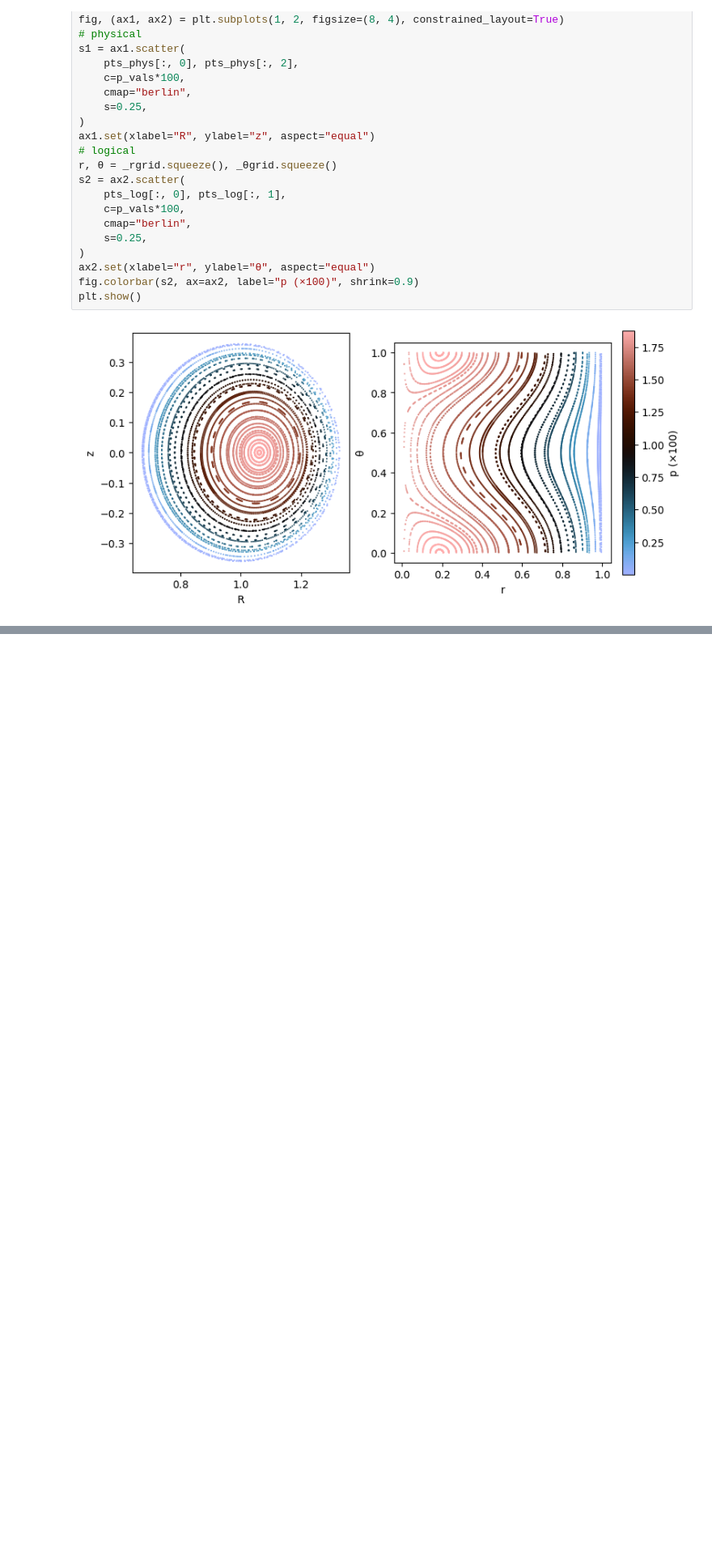
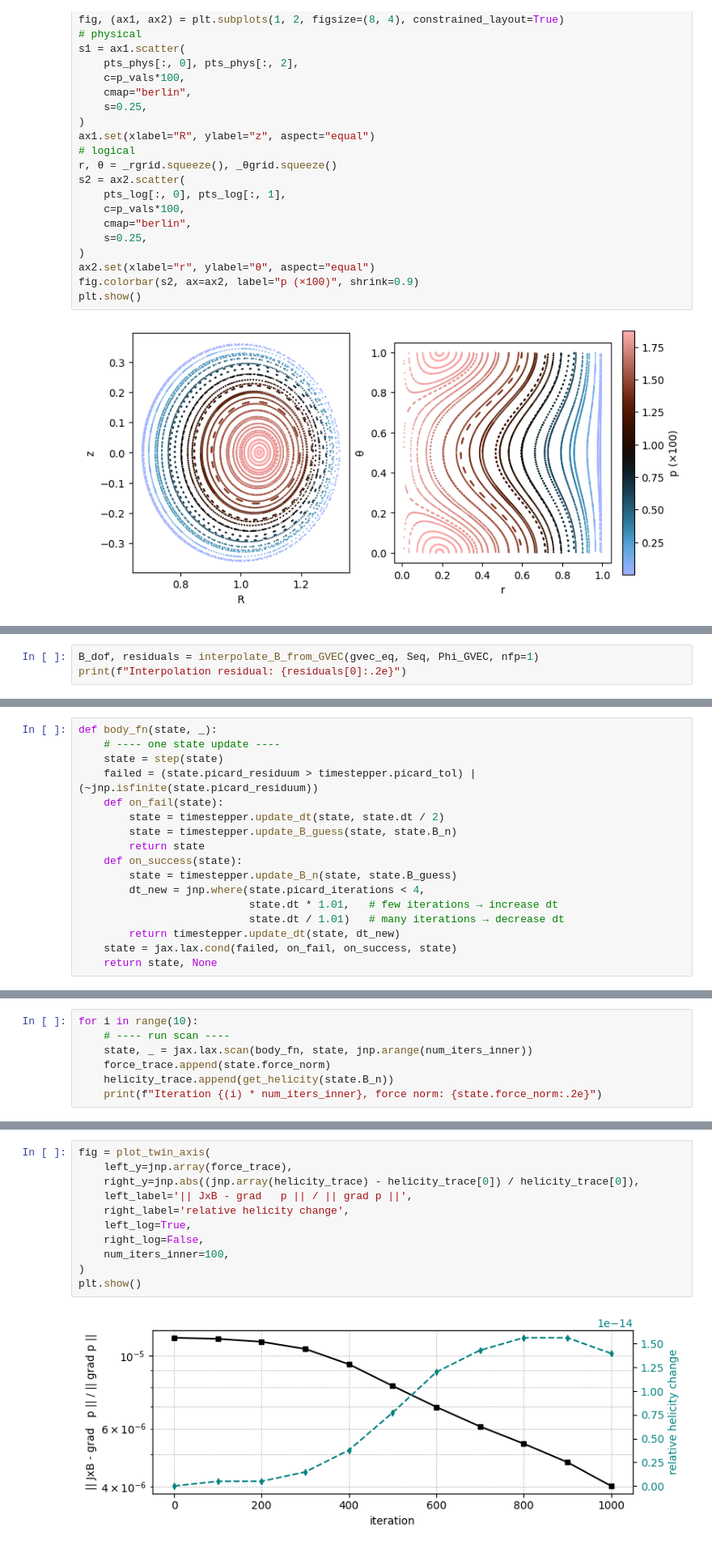
Before and after one commit to ToBlick/mrx, a Jupyter notebook: MRX_tokamak_demo.ipynb, the cells around one changed output, grey strips where cells are left out. Shown at 81% size. Saved outputs shown, nothing was run; the diff lists cells and outputs as text; blank space fills up the shorter version.

```diff
--- a/MRX_tokamak_demo.ipynb
+++ b/MRX_tokamak_demo.ipynb
@@ -384,0 +444,3 @@ plt.show()
+# %%
+B_dof, residuals = interpolate_B_from_GVEC(gvec_eq, Seq, Phi_GVEC, nfp=1)
+print(f"Interpolation residual: {residuals[0]:.2e}")
@@ -384,0 +472,17 @@ plt.show()
+# %%
+def body_fn(state, _):
+    # ---- one state update ----
+    state = step(state)
+    failed = (state.picard_residuum > timestepper.picard_tol) | (~jnp.isfinite(state.picard_residuum))
+    def on_fail(state):
+        state = timestepper.update_dt(state, state.dt / 2)
+        state = timestepper.update_B_guess(state, state.B_n)
+        return state
+    def on_success(state):
+        state = timestepper.update_B_n(state, state.B_guess)
+        dt_new = jnp.where(state.picard_iterations < 4,
+                           state.dt * 1.01,   # few iterations → increase dt
+                           state.dt / 1.01)   # many iterations → decrease dt
+        return timestepper.update_dt(state, dt_new)
+    state = jax.lax.cond(failed, on_fail, on_success, state)
+    return state, None
@@ -384,0 +491,7 @@ plt.show()
+# %%
+for i in range(10):
+    # ---- run scan ----
+    state, _ = jax.lax.scan(body_fn, state, jnp.arange(num_iters_inner))
+    force_trace.append(state.force_norm)
+    helicity_trace.append(get_helicity(state.B_n))
+    print(f"Iteration {(i) * num_iters_inner}, force norm: {state.force_norm:.2e}")
@@ -384,0 +518,13 @@ plt.show()
+# %%
+fig = plot_twin_axis(
+    left_y=jnp.array(force_trace),
+    right_y=jnp.abs((jnp.array(helicity_trace) - helicity_trace[0]) / helicity_trace[0]),
+    left_label='|| JxB - grad   p || / || grad p ||',
+    right_label='relative helicity change',
+    left_log=True,
+    right_log=False,
+    num_iters_inner=100,
+)
+plt.show()
+# %% [output]
+[figure, added]
```
Also changed, not shown: parts of 30 cells of this notebook, 5 other files.
